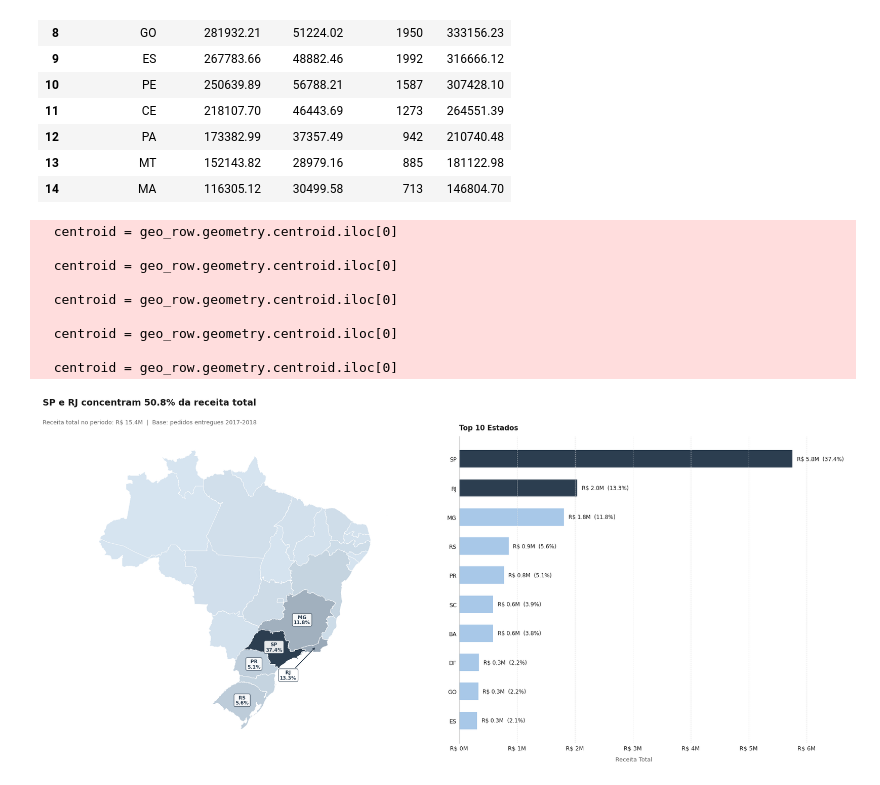
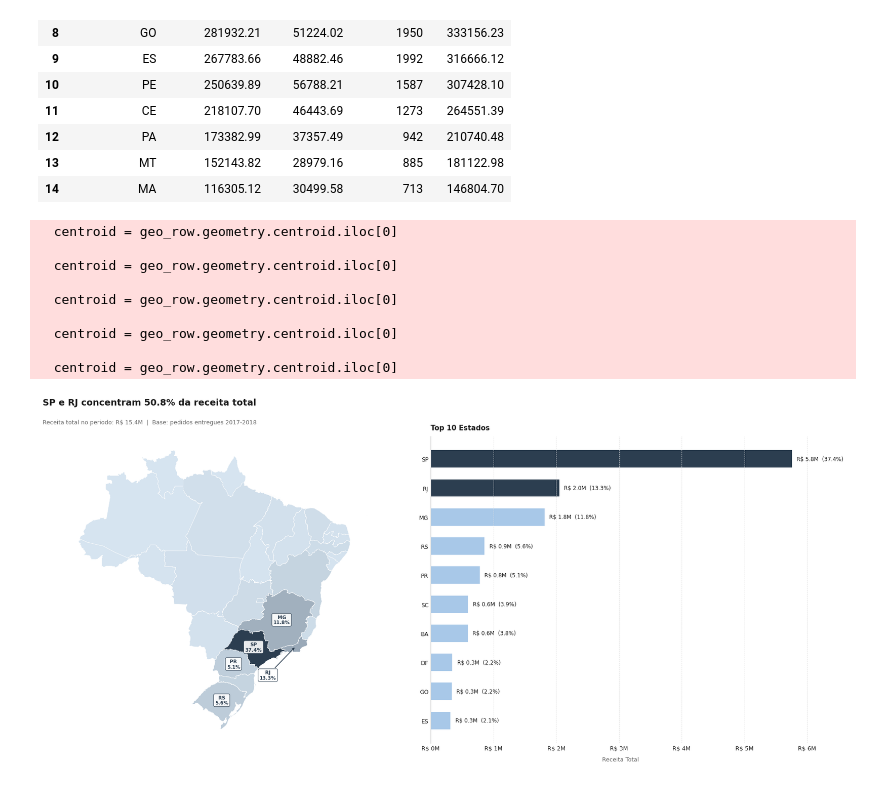
Before and after one commit to evellynjardini/Data-Analytics---Grupo-24, a Jupyter notebook: 1 - Projeto-Olist-KPIs/notebooks/Receita.ipynb, the cells around one changed output. Cells and saved outputs as stored; diff of their text form; code cells hidden in the pictures.

```diff
--- a/1 - Projeto-Olist-KPIs/notebooks/Receita.ipynb
+++ b/1 - Projeto-Olist-KPIs/notebooks/Receita.ipynb
@@ -728,7 +564,8 @@ mapa_categorias = {
 
 }
 # %%
-# Fazemos um merge limpo apenas entre os Itens, Pedidos (para status/data) e Produtos
+# KP3 - Receita por Categoria
+
 df_itens_pedido = pd.read_csv('/content/olist_order_items_dataset.csv', encoding='utf-8')
 df_produtos = pd.read_csv('/content/olist_products_dataset.csv',encoding='utf-8')
 df_pedidos = pd.read_csv('/content/olist_orders_dataset.csv',encoding='utf-8')
@@ -737,11 +574,35 @@ df_produtos['product_category_clean'] = (
     df_produtos['product_category_name']
     .replace(mapa_categorias)
     .fillna('sem_categoria')
+
 )
 
-df_itens_explodido = pd.merge(df_itens_pedido, df_pedidos[['order_id', 'order_status']], on='order_id', how='inner')
-df_itens_explodido = pd.merge(df_itens_explodido, df_produtos[['product_id', 'product_category_clean']], on='product_id', how='left')
+df_itens_pcategoria = pd.merge(df_itens_pedido, df_pedidos[['order_id', 'order_status']], on='order_id', how='inner')
+df_itens_pcategoria = pd.merge(df_itens_pcategoria, df_produtos[['product_id', 'product_category_clean']], on='product_id', how='left')
 
+df_itens_pcategoria[df_itens_pcategoria['order_status'] == 'delivered']
+df_itens_pcategoria['shipping_limit_date'] = pd.to_datetime(df_itens_pcategoria['shipping_limit_date'])
+
+
+# Excluindo o ano de 2016
+df_itens_pcategoria = df_itens_pcategoria[df_itens_pcategoria['shipping_limit_date'].dt.year != 2016]
+
+
+#
 # Calculamos a Receita por Categoria
-tabela_categorias = df_itens_explodido.groupby('product_category_clean')['price'].sum().sort_values(ascending=False)
+
+tabela_categorias = (
+    df_itens_pcategoria
+    .groupby('product_category_clean', as_index=False)
+    .agg(receita_produtos=('price', 'sum'))
+    .sort_values('receita_produtos', ascending=False)
+)
+
 tabela_categorias.head(10)
+
+# receita total de TODAS as categorias juntas
+receita_total_absoluta = tabela_categorias['receita_produtos'].sum()
+
+# Top 10 e criamos a coluna de porcentagem
+tabela_top10 = tabela_categorias.head(10).copy()
+tabela_top10['porcentagem'] = (tabela_top10['receita_produtos'] / receita_total_absoluta) * 100
@@ -819,6 +739,8 @@ Receita da categoria 'sem_categoria': R$ 0.00
 | 13 | MT | 152143.82 | 28979.16 | 885 | 181122.98 |
 | 14 | MA | 116305.12 | 30499.58 | 713 | 146804.70 |
 # %%
+# --- KPI 4: Receita por Estado ---
+
 import matplotlib.pyplot as plt
 import matplotlib.ticker as mticker
 import matplotlib.colors as mcolors
@@ -860,7 +782,7 @@ df_top10 = tabela_receita_por_estado.head(10).sort_values('receita_total', ascen
 fig, (ax_mapa, ax_bar) = plt.subplots(
     1, 2,
     figsize=(18, 8),
-    gridspec_kw={'width_ratios': [1.2, 1]}
+    #gridspec_kw={'width_ratios': [1.2, 1]}
 )
 fig.patch.set_facecolor('white')
 
@@ -889,7 +811,7 @@ top5 = tabela_receita_por_estado.head(5)
 # Offsets customizados para estados pequenos
 offsets = {
     'SP': (0, 0),
-    'RJ': (-4, -4),   # 👈 empurra a anotação para fora
+    'RJ': (-4, -4),
     'MG': (0, 0),
     'RS': (0, 0),
     'PR': (0, 0),
@@ -961,31 +883,31 @@ ax_bar.set_title('Top 10 Estados', fontsize=11, fontweight='bold',
 fig.suptitle(
     f'{top2_estados} concentram {top2_pct:.1f}% da receita total',
     fontsize=14,
     fontweight='bold',
     color=CINZA_TEXTO,
     x=0.02,
     ha='left',
     y=1.01,
 )
 fig.text(
     0.02, 0.94,
     f'Receita total no periodo: R$ {receita_total_geral/1e6:.1f}M  |  Base: pedidos entregues 2017-2018',
     fontsize=9,
     color=CINZA_SUB,
     ha='left',
 )
 
 plt.tight_layout()
 plt.savefig('receita_por_estado.png', dpi=150, bbox_inches='tight')
 plt.show()
 # %% [output]
   centroid = geo_row.geometry.centroid.iloc[0]
 
   centroid = geo_row.geometry.centroid.iloc[0]
 
   centroid = geo_row.geometry.centroid.iloc[0]
 
   centroid = geo_row.geometry.centroid.iloc[0]
 
   centroid = geo_row.geometry.centroid.iloc[0]
-[figure, old version]
+[figure, new version]
```
Also changed, not shown: parts of 14 cells of this notebook.
